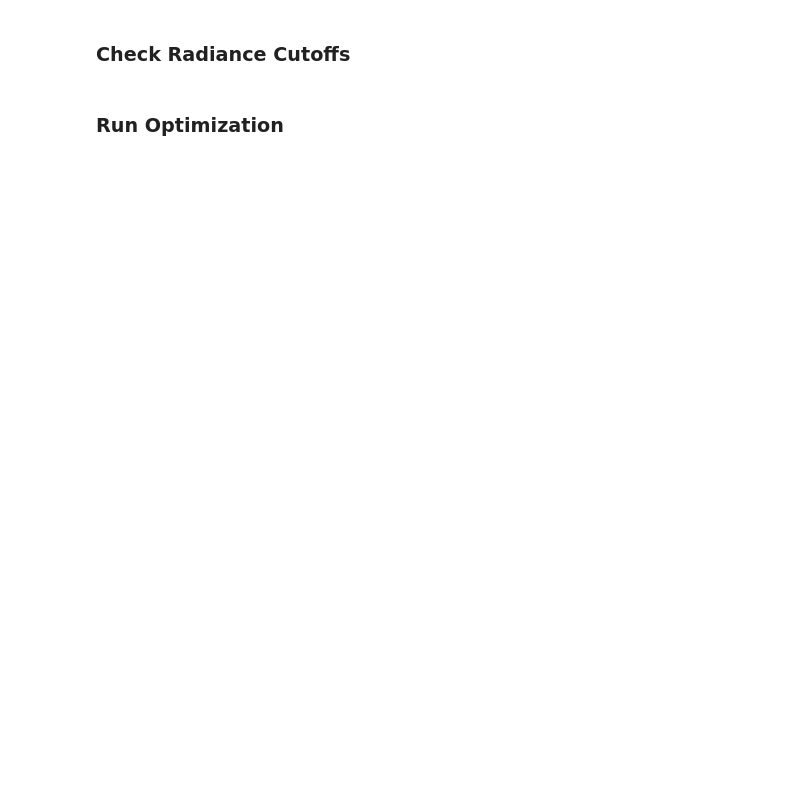
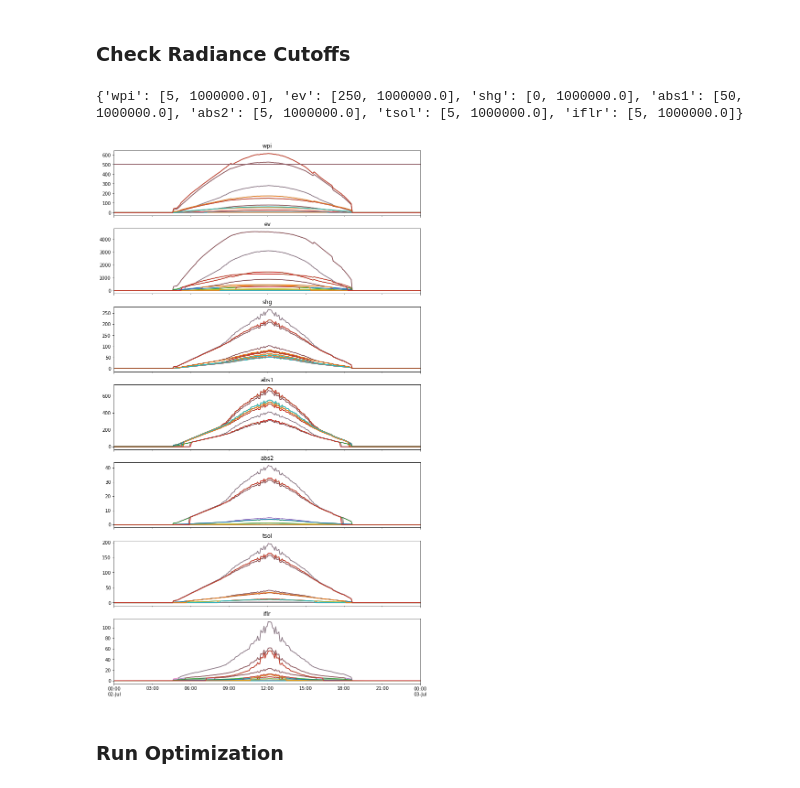
Before and after one commit to LBNL-ETA/AFC, a Jupyter notebook: dev/Development-Controller.ipynb, the cells around one changed output. Saved outputs shown, nothing was run; the diff lists cells and outputs as text; code cells hidden in the pictures; blank space fills up the shorter version.

```diff
--- a/dev/Development-Controller.ipynb
+++ b/dev/Development-Controller.ipynb
@@ -1302,19 +1349,23 @@ if False:
 # %% [markdown]
 ### Check Radiance Cutoffs
 # %%
-if False:
-    rad_cutoff = parameter['facade']['rad_cutoff']
-    n = len(rad_cutoff.keys())
-    fig, axs = plt.subplots(n,1, figsize=(12, n*3), sharex=True, sharey=False)
-    axs = axs.ravel()
-    i = 0
-    for k in rad_cutoff.keys():
-        for c in data.columns:
-            if k in c:
-                data[c].plot(ax=axs[i])
-                t = data[c].mask(data[c] < rad_cutoff[k][0], 0).copy()
-                t.mask(t > rad_cutoff[k][1], rad_cutoff[k][1]).plot(ax=axs[i], title=k)
-        i += 1
-    plt.show()
+rad_cutoff = parameter['facade']['rad_cutoff']
+print(rad_cutoff)
+
+n = len(rad_cutoff.keys())
+fig, axs = plt.subplots(n,1, figsize=(12, n*3), sharex=True, sharey=False)
+axs = axs.ravel()
+i = 0
+for k in rad_cutoff.keys():
+    for c in data.columns:
+        if k in c:
+            data[c].plot(ax=axs[i])
+            t = data[c].mask(data[c] < rad_cutoff[k][0], 0).copy()
+            t.mask(t > rad_cutoff[k][1], rad_cutoff[k][1]).plot(ax=axs[i], title=k)
+    i += 1
+plt.show()
+# %% [output]
+{'wpi': [5, 1000000.0], 'ev': [250, 1000000.0], 'shg': [0, 1000000.0], 'abs1': [50, 1000000.0], 'abs2': [5, 1000000.0], 'tsol': [5, 1000000.0], 'iflr': [5, 1000000.0]}
+[figure, added]
 # %% [markdown]
 ### Run Optimization
```
Also changed, not shown: parts of 24 cells of this notebook, 2 other files.
